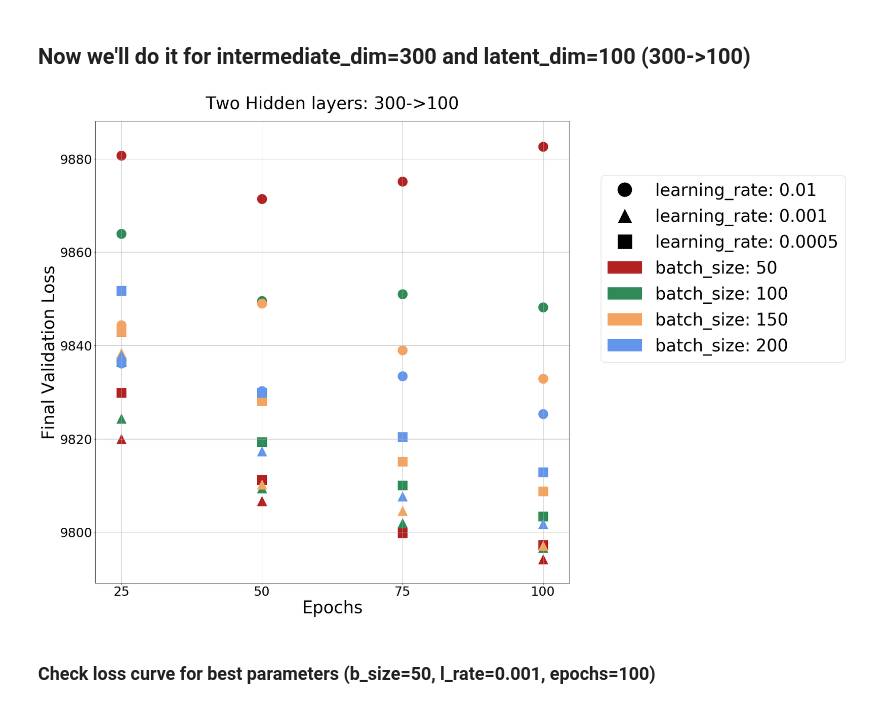
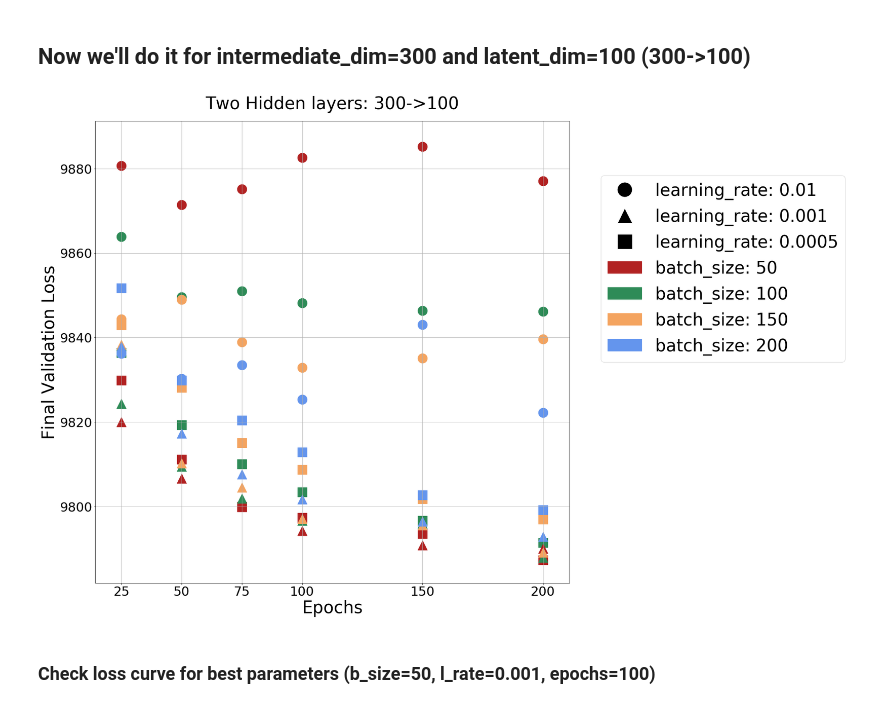
Before and after one commit to DEIB-GECO/brca_subtype, a Jupyter notebook: parameter_visualization/visualize_parameters.ipynb, the cells around one changed output. Drawn from its saved outputs; the diff is of its cells as text; code cells hidden in the pictures.

Commit message:
Added more results, sweeping hyperparameters for 150 and 200 epochs

```diff
--- a/parameter_visualization/visualize_parameters.ipynb
+++ b/parameter_visualization/visualize_parameters.ipynb
@@ -418,10 +418,10 @@ marker_dict={"0.01":"o", "0.001":"^", "0.0005":"s"}
 color_dict = {"50":"firebrick", "100":"seagreen", "150":"sandybrown", "200":"cornflowerblue"}
 
 fig, axes = plt.subplots(figsize=(20, 20))
-
+epochs_2 = [25, 50, 75, 100, 150, 200]
 for l_rate in l_rates:
     for batch in b_sizes:
-        for ep in epochs:
+        for ep in epochs_2:
             file = pd.read_csv("../parameter_tuning/VAE/two_hidden_300_100/paramsweep_100emb_"+str(l_rate)+"lr_"+str(batch)+"bs_"+str(ep)+"epoch.csv")
             entry = file.tail(1)
             axes.scatter(entry["epochs"].values,
@@ -432,35 +432,35 @@ for l_rate in l_rates:
                          label="learning_rate: "+str(l_rate)+"\nbatch_size: "+str(batch))
 
 figsize=(20,20)
-plt.xticks([25, 50, 75, 100])
+plt.xticks([25, 50, 75, 100, 150, 200])
 plt.tick_params(labelsize=30)
 plt.grid()
 
 axes.set_ylabel("Final Validation Loss", fontsize=40)
 axes.set_xlabel("Epochs", fontsize=40)
 axes.set_title("Two Hidden layers: 300->100", fontsize=40)
 axes.title.set_position([.5, 1.02])
 l_rate_1_patch = mlines.Line2D([0], [0], marker=marker_dict['0.01'], color='w', label='learning_rate: 0.01',
                           markerfacecolor='black', markersize=35)
 l_rate_2_patch = mlines.Line2D([0], [0], marker=marker_dict['0.001'], color='w', label='learning_rate: 0.001',
                           markerfacecolor='black', markersize=35)
 l_rate_3_patch = mlines.Line2D([0], [0], marker=marker_dict['0.0005'], color='w', label='learning_rate: 0.0005',
                           markerfacecolor='black', markersize=35)
 b_size_1_patch = mpatches.Patch(color=color_dict['50'], label='batch_size: 50')
 b_size_2_patch = mpatches.Patch(color=color_dict['100'], label='batch_size: 100')
 b_size_3_patch = mpatches.Patch(color=color_dict['150'], label='batch_size: 150')
 b_size_4_patch = mpatches.Patch(color=color_dict['200'], label='batch_size: 200')
 axes.legend(handles=[l_rate_1_patch,
                      l_rate_2_patch,
                      l_rate_3_patch,
                      b_size_1_patch,
                      b_size_2_patch,
                      b_size_3_patch,
                      b_size_4_patch], bbox_to_anchor=(1.6, 0.9), fontsize=40)
 
 fig.savefig('../figures/two_hidden_300_100.png', bbox_inches="tight", pad_inches=1)
 # %% [output]
-[figure, old version]
+[figure, new version]
 # %% [markdown]
 ### Check loss curve for best parameters (b_size=50, l_rate=0.001, epochs=100)
 # %%
```
Also changed, not shown: 28 other files.
